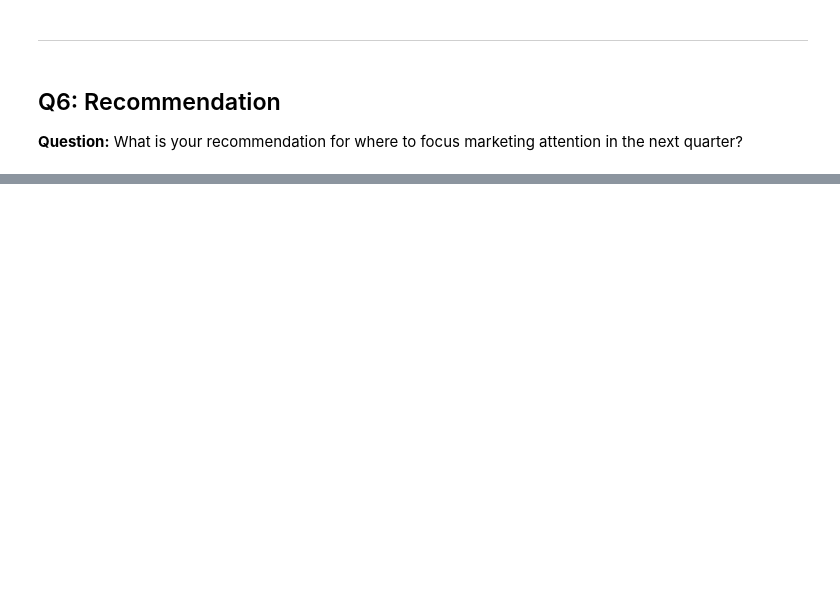
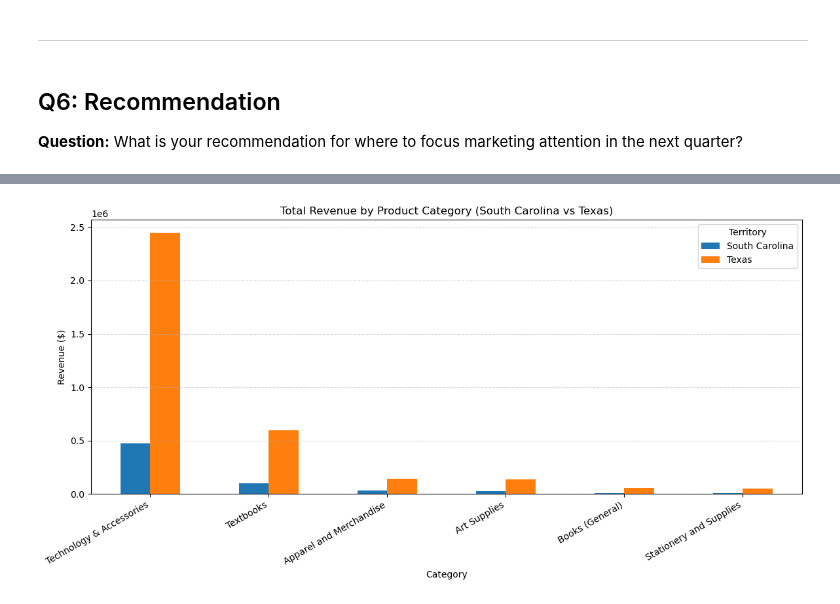
Before and after one commit to iSwaidy/Capstone_2, a Jupyter notebook: Ramirez_sales_analysis.ipynb, the cells around one changed output, grey strips where cells are left out. Saved outputs shown, nothing was run; the diff lists cells and outputs as text; code cells hidden in the pictures; blank space fills up the shorter version.

```diff
--- a/Ramirez_sales_analysis.ipynb
+++ b/Ramirez_sales_analysis.ipynb
@@ -458,0 +481,22 @@ technology & accessories generates 70% of revenue in both states. textbooks is a
+# %%
+category_pivot = category_totals.pivot_table(
+    index='Category',
+    columns='State',
+    values='Revenue',
+    aggfunc='sum'
+).fillna(0)
+
+category_pivot = category_pivot.sort_values('Texas', ascending=False)
+
+category_pivot.plot(kind='bar', figsize=(12, 6))
+
+plt.title('Total Revenue by Product Category (South Carolina vs Texas)')
+plt.xlabel('Category')
+plt.ylabel('Revenue ($)')
+plt.xticks(rotation=30, ha='right')
+plt.legend(title='Territory')
+plt.grid(True, axis='y', linestyle='--', alpha=0.5)
+plt.tight_layout()
+plt.show()
+# %% [output]
+[figure, added]
```
Also changed, not shown: parts of 5 cells of this notebook.
